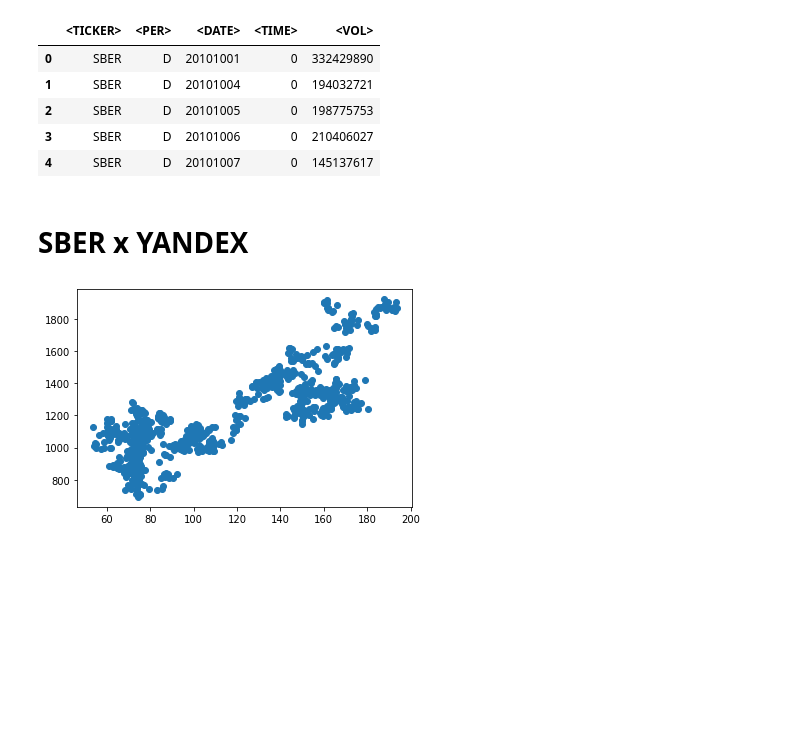
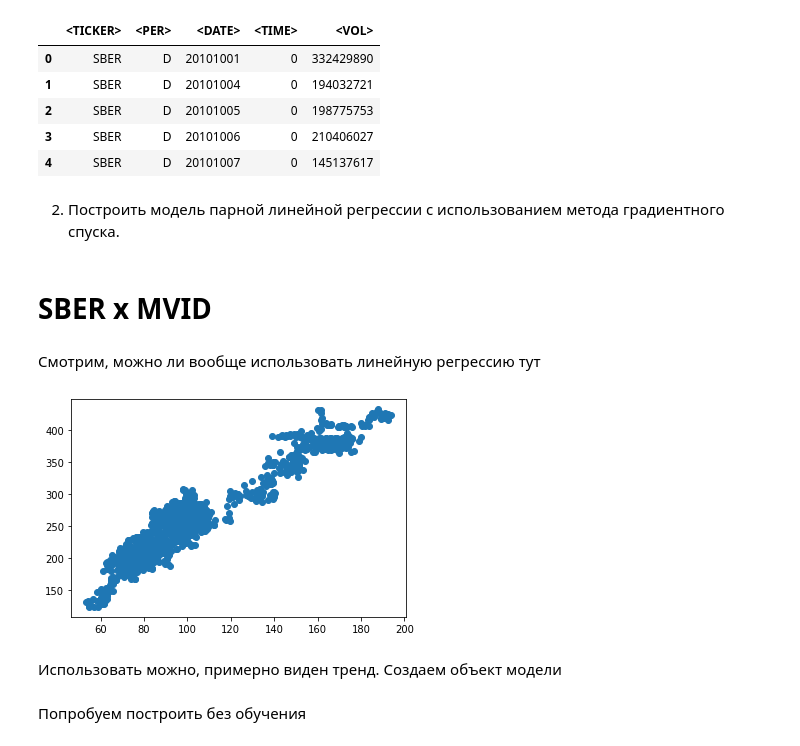
Before and after one commit to GeorgiyDemo/FA, a Jupyter notebook: Course_III/ML/ML1.1 Парная регрессия/ПИ19_3_Деменчук_1.1.ipynb, the cells around one changed output. Drawn from its saved outputs; the diff is of its cells as text; code cells hidden in the pictures; blank space fills up the shorter version.

```diff
--- a/Course_III/ML/ML1.1 Парная регрессия/ПИ19_3_Деменчук_1.1.ipynb
+++ b/Course_III/ML/ML1.1 Парная регрессия/ПИ19_3_Деменчук_1.1.ipynb
@@ -76,7 +58,7 @@ dtype: int64
 # %% [markdown]
 Все вместе соединяем в одну таблицу
 # %%
-data = yandex.merge(mvid, on="<DATE>").merge(sber, on="<DATE>")
+data = mvid.merge(sber, on="<DATE>")
 # %%
 data.shape
 # %% [output]
@@ -93,9 +75,8 @@ data.head()
 # %% [markdown]
 Выделяем Y для каждой акции
 # %%
-Y_yndx = data["<CLOSE>_x"]
-Y_mvid = data["<CLOSE>_y"]
-Y_sber = data["<CLOSE>"]
+Y_mvid = data["<CLOSE>_x"]
+Y_sber = data["<CLOSE>_y"]
 # %% [markdown]
 Выделяем X для каждой акции
 # %%
@@ -131,4 +102,6 @@ X_sber.head()
 | 2 | SBER | D | 20101005 | 0 | 198775753 |
 | 3 | SBER | D | 20101006 | 0 | 210406027 |
 | 4 | SBER | D | 20101007 | 0 | 145137617 |
+# %% [markdown]
+2. Построить модель парной линейной регрессии с использованием метода градиентного спуска.
 # %%
@@ -187,8 +154,12 @@ class MyRegression:
 # %% [markdown]
-# SBER x YANDEX
+# SBER x MVID
+# %% [markdown]
+Смотрим, можно ли вообще использовать линейную регрессию тут
 # %%
 plt.figure()
-plt.scatter(Y_sber, Y_yndx)
+plt.scatter(Y_sber, Y_mvid)
 plt.show()
 # %% [output]
-[figure, old version]
+[figure, new version]
+# %% [markdown]
+Использовать можно, примерно виден тренд. Создаем объект модели
@@ -194,0 +168,2 @@ plt.show()
+# %% [markdown]
+Попробуем построить без обучения
```
Also changed, not shown: parts of 56 cells of this notebook, 7 other files.
